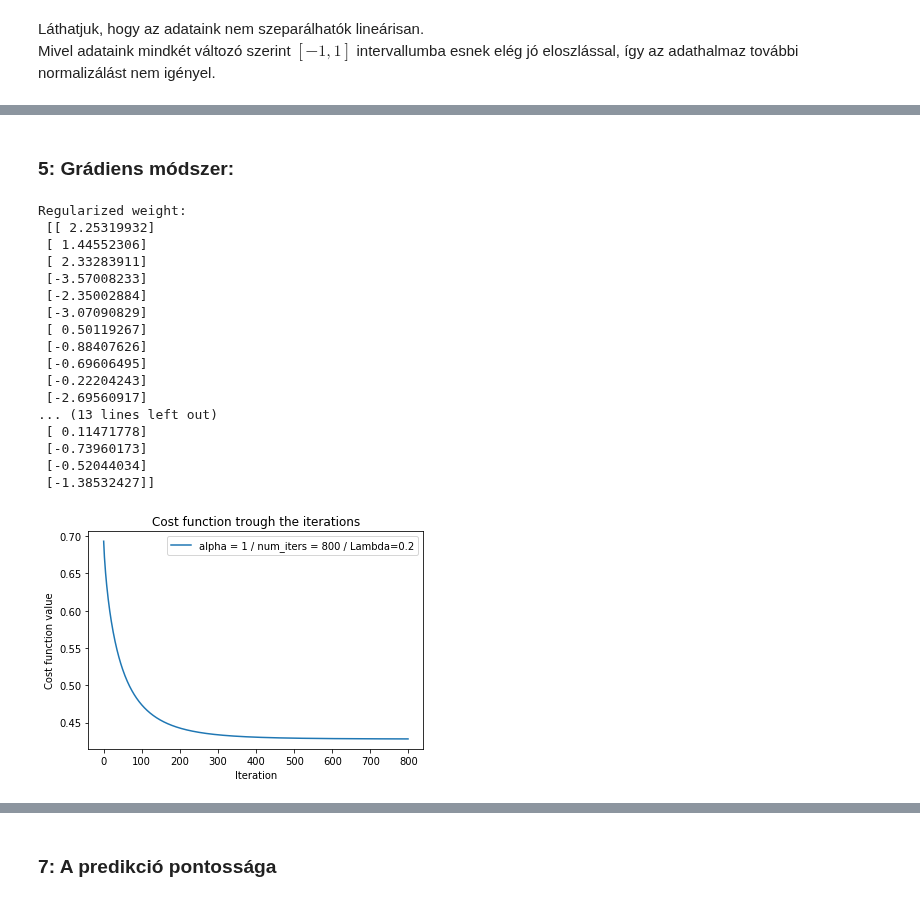
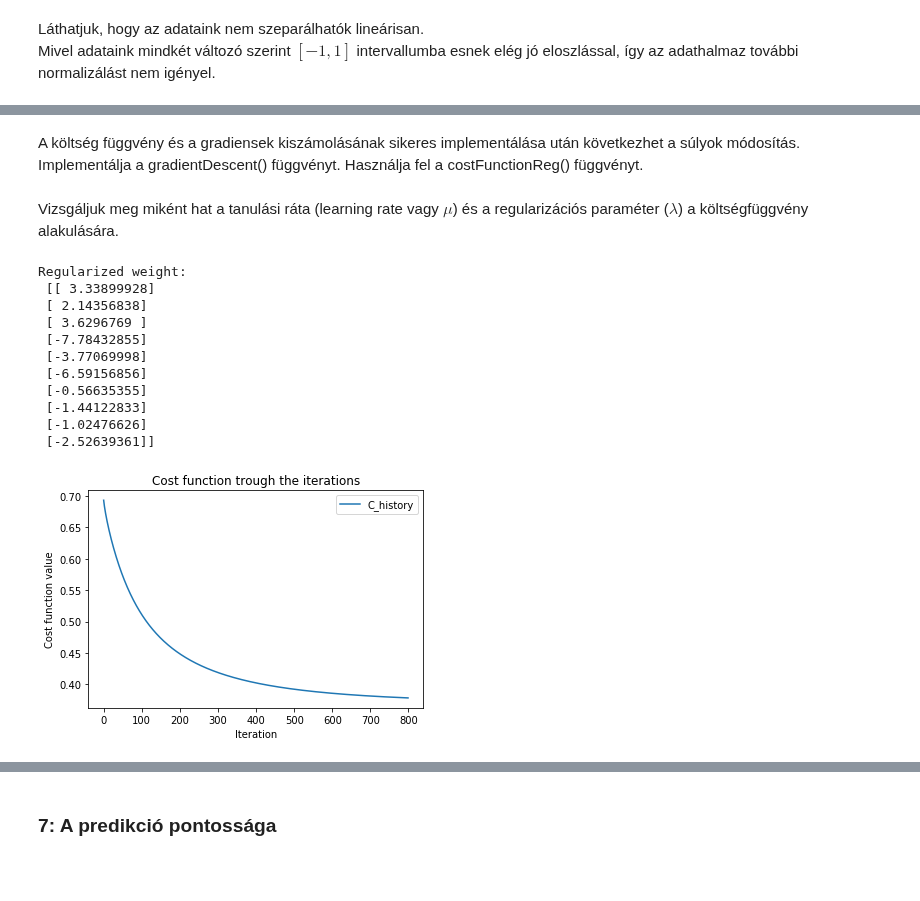
Before and after one commit to Fortuz/MIKRO_lab, a Jupyter notebook: AdaptiveRoboLabor/Jupyter/L04_RegularizedLogisticRegression_NonLin/L04 - Regularized Logistic Regression (NonLinear case).ipynb, the cells around one changed output, grey strips where cells are left out. Saved outputs shown, nothing was run; the diff lists cells and outputs as text; code cells hidden in the pictures; blank space fills up the shorter version.

```diff
--- a/AdaptiveRoboLabor/Jupyter/L04_RegularizedLogisticRegression_NonLin/L04 - Regularized Logistic Regression (NonLinear case).ipynb
+++ b/AdaptiveRoboLabor/Jupyter/L04_RegularizedLogisticRegression_NonLin/L04 - Regularized Logistic Regression (NonLinear case).ipynb
@@ -84,13 +112,12 @@ Az Underfit és Overfit jelenségek
 # %%
-def mapFeature(X1,X2,deg=3):                            # létrehozunk egy függvényt, ami az 'X1' és 'X2' összeg
-                                                        # kombinációját megalkotja (X1, X2, X1^2, X1X2, X2^2,..., X2^3)
+def mapFeature(X1,X2,deg):                            # létrehozunk egy függvényt, ami az 'X1' és 'X2' összeg
+#######################################################
+    m = X1.size                                         # kombinációját megalkotja (X1, X2, X1^2, X1X2, X2^2,..., X2^3)
     out = np.ones((m,1))                                # a meghatározott fokszámig (deg - alapesetben 3)
 
     for i in range(1,deg+1):
         for j in range(i+1):
             terms = (X1**(i-j)*X2**j).reshape(m,1)     # maga az egyes kombinációk létrehozása
             out = np.column_stack((out,terms))         # és a függvény kimeneti mátrixába rakása
-
+#######################################################
     return out
-
-X=mapFeature(X[:,0],X[:,1])                           # hozzuk létre az X ilyen változatát
@@ -98,0 +124,4 @@ X=mapFeature(X[:,0],X[:,1])                           # hozzuk létre az X ilyen
+# %%
+deg = 3
+X=mapFeature(X[:,0], X[:,1], deg)                           # hozzuk létre az X bővített változatát
+print(X.shape)
@@ -101,14 +170,15 @@ def sigmoid(z):
     return 1 / (1 + np.exp(-z))
 # %%
 def costFunctionReg(w,X,Y,Lambda=1):
+#######################################################
     m = len(Y)
 
-    pred = sigmoid(X@w)                             # predició
-    w1 = np.vstack((np.array([0]),w[1:,:]))         # kizárjuk az első w értékét
-    p = Lambda*(w1.transpose() @ w1)/(2*m)          # büntetés
+    h = sigmoid(X@w)                             # aktiváció
+    w1 = np.vstack((np.array([0]),w[1:,:]))      # egy alternatív súlymátrixba kinullázzuk a BIAShoz tartozó súlyt
+    p = Lambda*(w1.transpose() @ w1)/(2*m)       # büntetés
 
-    C = (((-Y).transpose() @ np.log(pred)) - ((1-Y).transpose() @ np.log(1-pred)))/m + p    # költségfüggvény
+    C = (((-Y).transpose() @ np.log(h)) - ((1-Y).transpose() @ np.log(1-h)))/m + p    # költségfüggvény
 
-    grad = (X.transpose() @ (pred -Y) + Lambda*w1)/m                                        # grádiens
-
+    grad = (X.transpose() @ (h -Y) + Lambda*w1)/m                                     # gradiens
+#######################################################
     return C,grad
@@ -121,42 +193,46 @@ print('Cost at initial weight (zeros): ',C)
-# %% [markdown]
-### 5: Grádiens módszer:
+# %% [markdown]
+A költség függvény és a gradiensek kiszámolásának sikeres implementálása után következhet a súlyok módosítás. <br>
+Implementálja a gradientDescent() függvényt. Használja fel a costFunctionReg() függvényt.
 # %%
-def gradientDescent(X,Y,w,alpha,num_iters,Lambda):                          # grádiens módszer
+def gradientDescent(X,Y,w,learning_rate,num_iters,Lambda):
+####################################################
     C_history = []
 
     for i in range(num_iters):                                              # iterációszámig futtatjuk
         C, grad = costFunctionReg(w,X,Y,Lambda)
-        w = w - (alpha*grad)                                                # súlyok frissítése
+        w = w - (learning_rate*grad)                                        # súlyok frissítése
         C_history = np.append(C_history,C)                                  # költségfüggvény történet elmentése
 
-    return w, np.array(C_history)
+    C_history = np.array(C_history)
+####################################################
+    return w, C_history
+# %% [markdown]
+Vizsgáljuk meg miként hat a tanulási ráta (learning rate vagy $ \mu$) és a regularizációs paraméter ($\lambda $) a költségfüggvény alakulására.
 # %%
-w, C_history = gradientDescent(X,Y,init_w,1,800,0.2)        # futtatás: tanulási ráta:1 / iterációszám: 800 / lamdba: 0.2
+learning_rate = 1
+epoch = 800
+Lambda = 0.02
+
+w, C_history = gradientDescent(X,Y,init_w,learning_rate,epoch,Lambda)
 print('\nRegularized weight:\n',w)
 
-plt.plot(C_history,label = "alpha = 1 / Lambda=0.2")      # történet kirajzolása
+plt.plot(C_history,label = "C_history")
 plt.title("Cost function trough the iterations")
 plt.xlabel("Iteration")
 plt.ylabel("Cost function value")
 plt.legend()
 plt.show()
 # %% [output]
 Regularized weight:
- [[ 2.25319932]
- [ 1.44552306]
- [ 2.33283911]
- [-3.57008233]
- [-2.35002884]
- [-3.07090829]
- [ 0.50119267]
- [-0.88407626]
- [-0.69606495]
- [-0.22204243]
- [-2.69560917]
-... (13 lines left out)
- [ 0.11471778]
- [-0.73960173]
- [-0.52044034]
- [-1.38532427]]
+ [[ 3.33899928]
+ [ 2.14356838]
+ [ 3.6296769 ]
+ [-7.78432855]
+ [-3.77069998]
+ [-6.59156856]
+ [-0.56635355]
+ [-1.44122833]
+ [-1.02476626]
+ [-2.52639361]]
-[figure, old version]
+[figure, new version]
 # %% [markdown]
```
Also changed, not shown: parts of 15 cells of this notebook.
